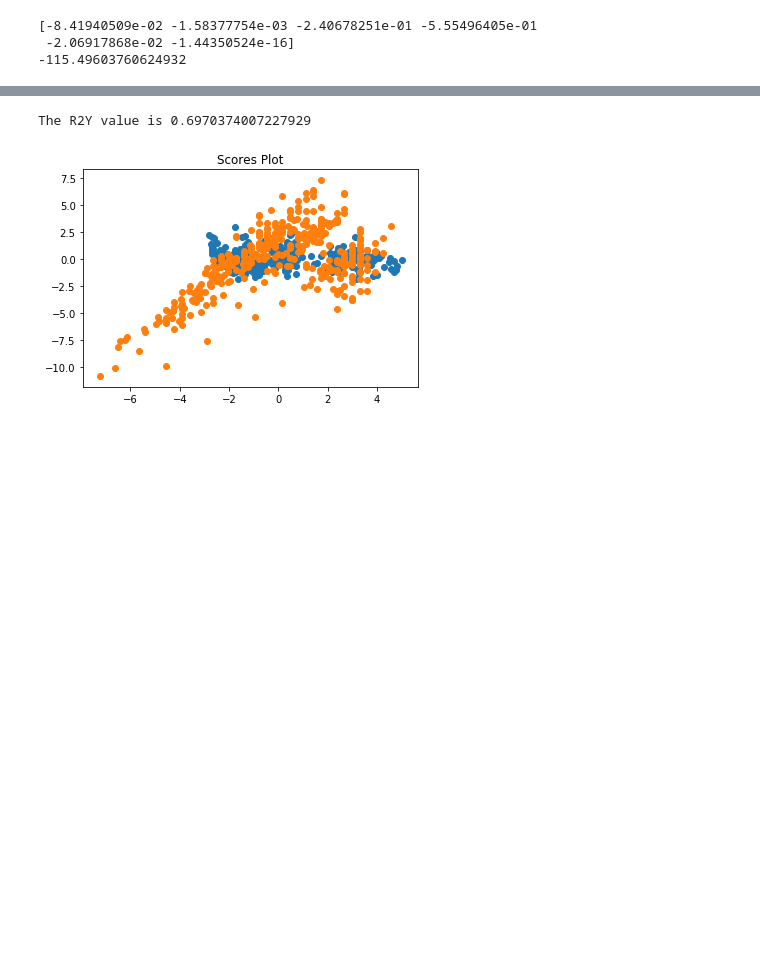
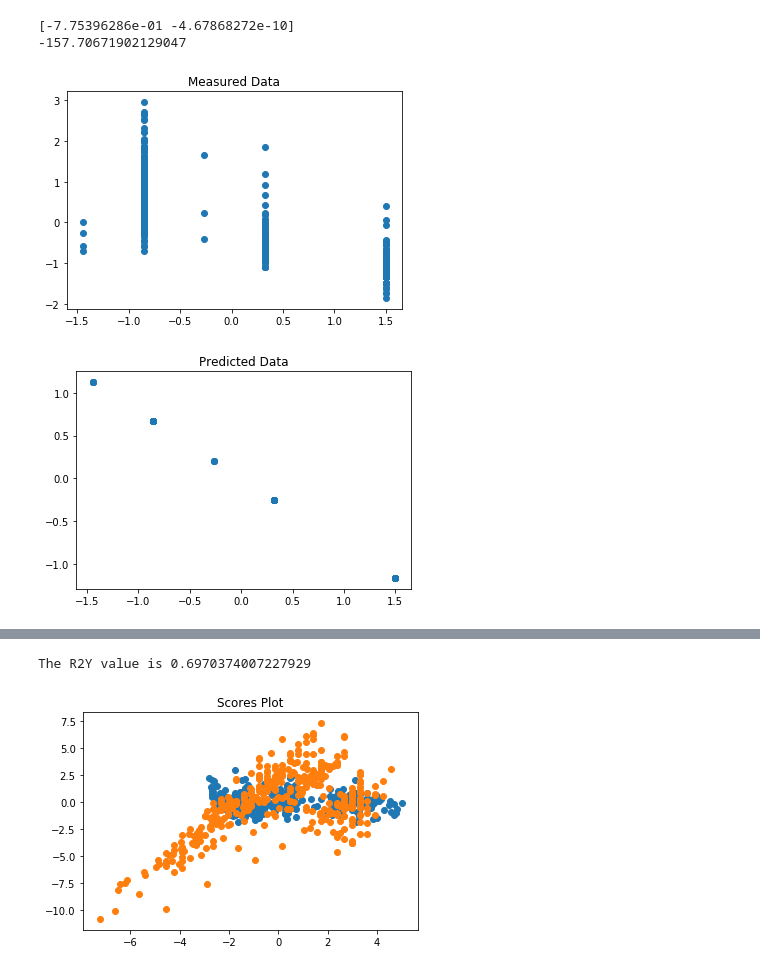
Before and after one commit to micah-bryant/Automobile_Analysis_Project, a Jupyter notebook: Final_Project.ipynb, the cells around one changed output, grey strips where cells are left out. Drawn from its saved outputs; the diff is of its cells as text; code cells hidden in the pictures; blank space fills up the shorter version.

Commit message:
Add files via upload
Added in the OLS graphs

```diff
--- a/Final_Project.ipynb
+++ b/Final_Project.ipynb
@@ -83,7 +83,18 @@ def residuals_ind(values,data,column):
     beta,offset = values
     predVal = []
     for i in range(len(x[:,0])):
-        predVal.append((beta*data[i,column]) + offset)
+        prediction = (beta*data[i,column]) + offset
+        predVal.append(prediction)
+    predVal = np.array(predVal)
+    residuals = predVal - data[:,0]
+    return residuals
+
+def residuals_full(values,data):
+    beta1,beta2,beta3,beta4,beta5,offset = values
+    predVal = []
+    for i in range(len(x[:,0])):
+        prediction = (beta1*data[i,1]) + (beta2*data[i,2]) + (beta3*data[i,3]) + (beta4*data[i,4]) + (beta5*data[i,5]) + offset
+        predVal.append(prediction)
     predVal = np.array(predVal)
     residuals = predVal - data[:,0]
     return residuals
@@ -93,6 +104,12 @@ def OLS_ind(data,column):
     data = scaler(data)
     opt = least_squares(residuals_ind, y0, args = (data,column))
     return opt.x
+
+def OLS_full(data):
+    y0 = np.zeros(6)
+    data = scaler(data)
+    opt = least_squares(residuals_full,y0,args = (data,))
+    return opt.x
 # %%
 #results analysis
 def R2YCalc_ind(values,data,column):
@@ -128,11 +128,30 @@ def R2YCalc_full(values,data):
+# %%
+#new function testing
+def dataPlot_ind(values,data,column):
+    plt.figure()
+    plt.scatter(data[:,column],data[:,0])
+    plt.title('Measured Data')
+
+    beta,offset = values
+    predVal = []
+    for i in range(len(data[:,0])):
+        prediction = (beta*data[i,column]) + offset
+        predVal.append(prediction)
+    predVal = np.array(predVal)
+
+    plt.figure()
+    plt.scatter(data[:,column],predVal)
+    plt.title('Predicted Data')
 # %%
 x = textFileParse("auto-mpg.data.txt") #this function works
 # %%
-values = OLS_full(x)
+values = OLS_ind(x,1)
 print(values)
-value = R2YCalc_full(values,x)
+value = R2YCalc_ind(values,x,1)
 print(value)
+dataPlot_ind(values,x,1)
 # %% [output]
-[-8.41940509e-02 -1.58377754e-03 -2.40678251e-01 -5.55496405e-01
- -2.06917868e-02 -1.44350524e-16]
--115.49603760624932
+[-7.75396286e-01 -4.67868272e-10]
+-157.70671902129047
+[figure, added]
+[figure, added]
```
Also changed, not shown: parts of 6 cells of this notebook.
